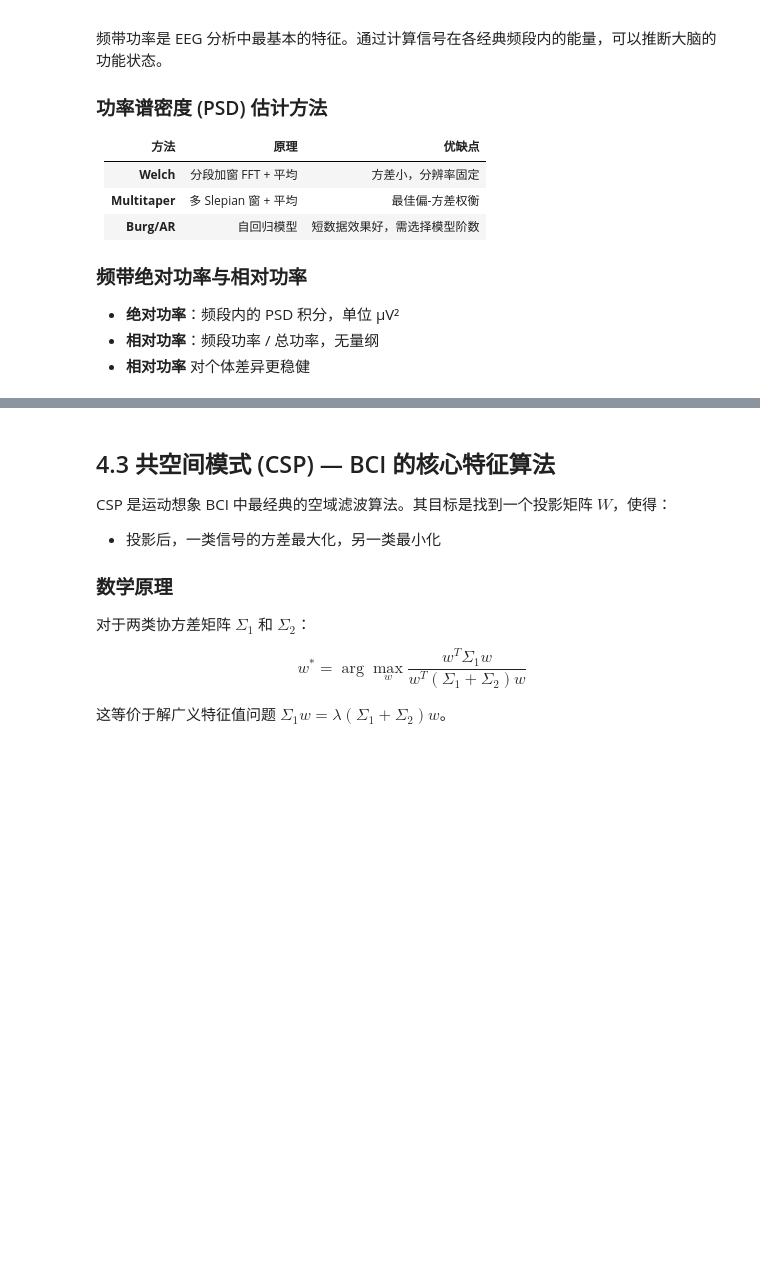
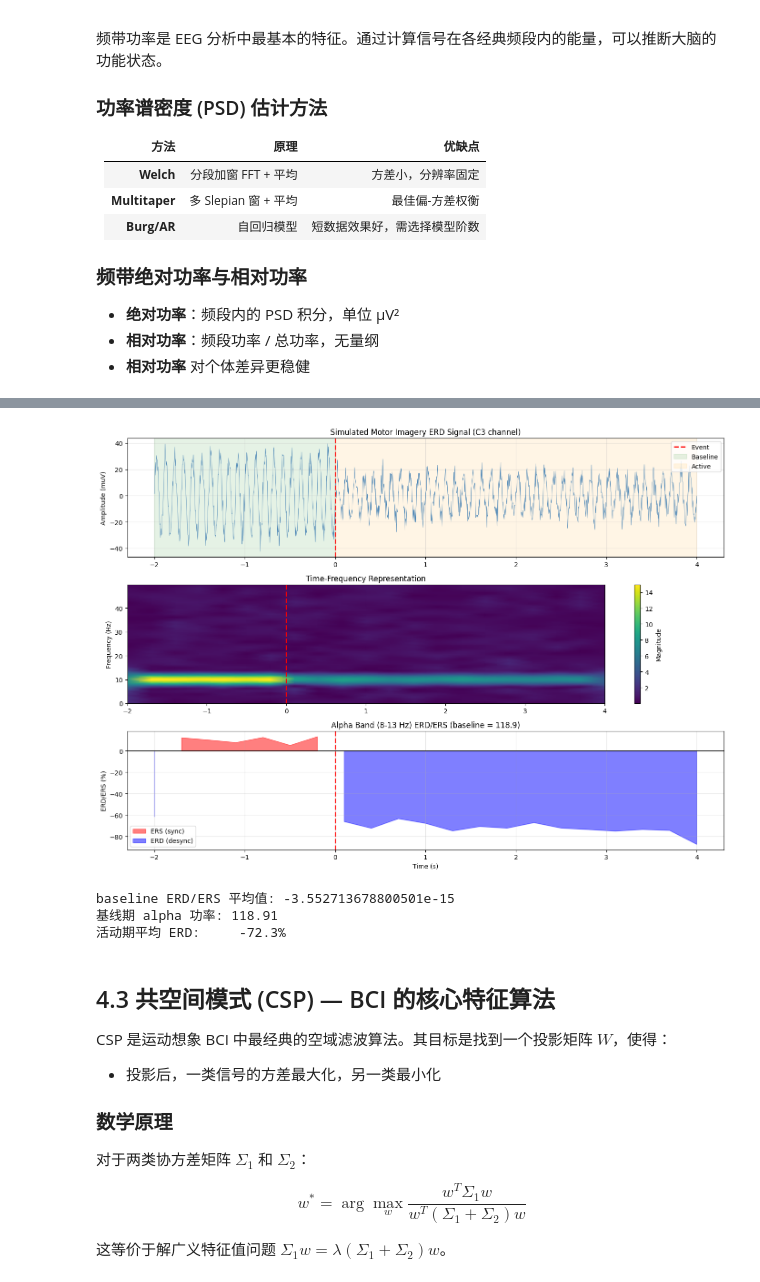
Before and after one commit to usstziyi/openbci-4, a Jupyter notebook: notebooks/unit_04_eeg_analysis.ipynb, the cells around one changed output, grey strips where cells are left out. Drawn from its saved outputs; the diff is of its cells as text; code cells hidden in the pictures; blank space fills up the shorter version.

```diff
--- a/notebooks/unit_04_eeg_analysis.ipynb
+++ b/notebooks/unit_04_eeg_analysis.ipynb
@@ -151,7 +194,7 @@ SFREQ = 250.0
 t_total = 6.0  # 总时长: -2s to 4s
 t_event = 2.0  # 事件时刻 (t=0 in epoch)
 n_samples = int(t_total * SFREQ)
-t_epoch = np.linspace(-2, 4, n_samples)
+t_epoch = np.linspace(-2, 4, n_samples) # 时间轴
 
 # 模拟 alpha (10Hz) 振荡，事件后功率下降 50%
 rng = np.random.default_rng(42)
@@ -162,25 +205,43 @@ noise_level = 5.0
 signal_erd = np.zeros(n_samples)
 for i, t in enumerate(t_epoch):
     if t < 0:
-        amp = alpha_base_amp
+        amp = alpha_base_amp # 基线期功率30muV
     else:
-        amp = alpha_active_amp
+        amp = alpha_active_amp # 运动想象期功率15muV
+    # freq 10Hz 为 alpha 振荡频率
     signal_erd[i] = amp * np.sin(2 * np.pi * 10 * t) + rng.normal(0, noise_level)
 
 # 短时傅里叶变换计算时频功率
-nperseg = int(0.5 * SFREQ)  # 500ms 窗口
-noverlap = int(0.4 * SFREQ)
-f_stft, t_stft, Zxx = signal.stft(signal_erd, fs=SFREQ, nperseg=nperseg,
-                                    noverlap=noverlap, nfft=512)
+nperseg = int(0.5 * SFREQ)     # 滑动窗口大小500ms:每次拿 0.5 秒的数据量 做一次频谱分析
+noverlap = int(0.4 * nperseg)  # 40% 重叠，即 200ms的数据量
+f_stft, t_stft, Zxx = signal.stft(
+    signal_erd,
+    fs=SFREQ,
+    nperseg=nperseg,
+    noverlap=noverlap,
+    nfft=512
+)
+# f_stft shape: (n_wtimes,)
+# t_stft shape: (n_wtimes,):STFT 时间窗的数量,不是时间点的数量
+# Zxx shape: (n_freq, n_wtimes)
 
 # 提取 alpha 频段 (8-13 Hz) 功率
 alpha_mask = (f_stft >= 8) & (f_stft <= 13)
+# 提取 alpha 播段的功率(alpha_freqs, n_wtimes)
+# 再把 alpha 频段内多个频率点的功率平均成一个值(窗时间,)
 alpha_power_t = np.mean(np.abs(Zxx[alpha_mask, :])**2, axis=0)
-t_stft_aligned = t_stft - t_event  # 对齐到事件
+t_stft_aligned = t_stft - t_event  # 对齐到事件的时间(窗时间)
+# 原来的 STFT 时间点 - 事件发生时间 = 相对于事件的时间
 
 # 计算 ERD/ERS (%)
+# 计算 基线期的 alpha 平均功率
 baseline_mask = t_stft_aligned < 0
+# 截取 基线期的 alpha 功率(n_wtimes_base,)
+# 再求 基线期的 alpha 的平均功率(标量)
 baseline_power = np.mean(alpha_power_t[baseline_mask])
+# 计算 ERD/ERS 百分比：相对于基线功率的变化率
+# 公式: (当前功率 - 基线功率) / 基线功率 × 100%
+# 结果为负表示 ERD（事件相关去同步），为正表示 ERS（事件相关同步）
 erd_ers = (alpha_power_t - baseline_power) / baseline_power * 100
 
 # 可视化
@@ -188,43 +249,65 @@ fig, axes = plt.subplots(3, 1, figsize=(14, 10))
 
 # 1. 时域信号
 axes[0].plot(t_epoch, signal_erd, color="steelblue", linewidth=0.5)
 axes[0].axvline(0, color="red", linestyle="--", linewidth=2, label="Event")
 axes[0].axvspan(-2, 0, alpha=0.1, color="green", label="Baseline")
 axes[0].axvspan(0, 4, alpha=0.1, color="orange", label="Active")
 axes[0].set_ylabel("Amplitude (muV)")
 axes[0].set_title("Simulated Motor Imagery ERD Signal (C3 channel)")
 axes[0].legend()
 axes[0].grid(True, alpha=0.3)
 
 # 2. 时频图
-im = axes[1].pcolormesh(t_epoch, f_stft[f_stft <= 50],
-                         np.abs(Zxx[f_stft <= 50, :]),
-                         shading="gouraud", cmap="viridis")
+im = axes[1].pcolormesh(
+    t_stft_aligned,                # x轴：对齐到事件的时间(窗时间)
+    f_stft[f_stft <= 50],          # y轴：频率轴，限制在50Hz以下
+    np.abs(Zxx[f_stft <= 50, :]),  # 颜色映射值：STFT结果的幅值，频率限制在50Hz以下
+    shading="gouraud",             # 着色方式：Gouraud平滑着色，使颜色过渡更平滑
+    cmap="viridis"                 # 颜色映射：使用viridis colormap，从紫色到黄色的渐变色
+)
 axes[1].axvline(0, color="red", linestyle="--", linewidth=2)
 axes[1].set_ylabel("Frequency (Hz)")
 axes[1].set_title("Time-Frequency Representation")
 plt.colorbar(im, ax=axes[1], label="Magnitude")
 
 # 3. ERD/ERS 曲线
-axes[2].fill_between(t_stft_aligned, 0, erd_ers,
-                      where=(erd_ers >= 0), color="red", alpha=0.5,
-                      label="ERS (sync)")
-axes[2].fill_between(t_stft_aligned, 0, erd_ers,
-                      where=(erd_ers < 0), color="blue", alpha=0.5,
-                      label="ERD (desync)")
+axes[2].fill_between(
+    t_stft_aligned,  # x轴：对齐到事件的时间(窗时间)
+    0,               # y轴下限
+    erd_ers,         # y轴上限：ERD/ERS百分比
+    where=(erd_ers >= 0),  # 条件：ERS（同步）区域
+    color="red",     # 颜色：红色表示ERS
+    alpha=0.5,       # 透明度：50%
+    label="ERS (sync)"
+)
+axes[2].fill_between(
+    t_stft_aligned,  # x轴：对齐到事件的时间(窗时间)
+    0,               # y轴下限
+    erd_ers,         # y轴上限：ERD/ERS百分比
+    where=(erd_ers < 0),  # 条件：ERD（去同步）区域
+    color="blue",    # 颜色：蓝色表示ERD
+    alpha=0.5,
+    label="ERD (desync)"
+)
 axes[2].axhline(0, color="black", linestyle="-", linewidth=1)
 axes[2].axvline(0, color="red", linestyle="--", linewidth=2)
 axes[2].set_xlabel("Time (s)")
 axes[2].set_ylabel("ERD/ERS (%)")
 axes[2].set_title(f"Alpha Band (8-13 Hz) ERD/ERS (baseline = {baseline_power:.1f})")
 axes[2].legend()
 axes[2].grid(True, alpha=0.3)
 
 plt.tight_layout()
 plt.show()
-
+print("baseline ERD/ERS 平均值:",
+      np.mean(erd_ers[baseline_mask]))
 print(f"基线期 alpha 功率: {baseline_power:.2f}")
 print(f"活动期平均 ERD:     {np.mean(erd_ers[t_stft_aligned > 0]):.1f}%")
+# %% [output]
+[figure, added]
+baseline ERD/ERS 平均值: -3.552713678800501e-15
+基线期 alpha 功率: 118.91
+活动期平均 ERD:     -72.3%
 # %% [markdown]
 ## 4.3 共空间模式 (CSP) — BCI 的核心特征算法
 
```
Also changed, not shown: parts of 4 cells of this notebook, 2 other files.
